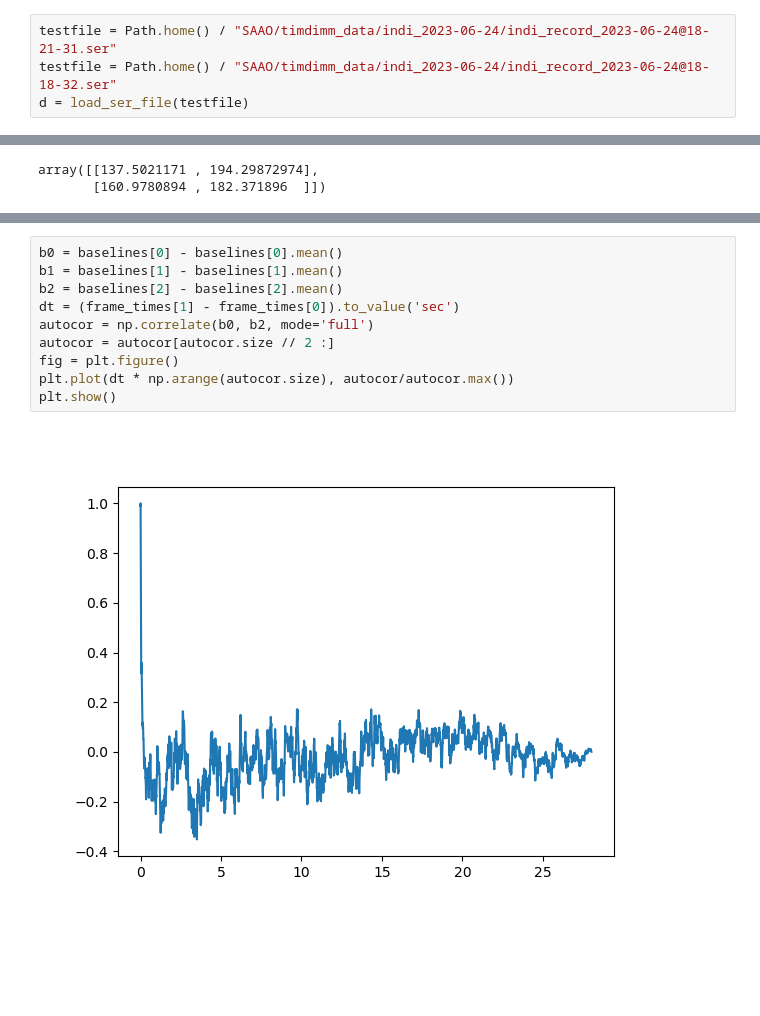
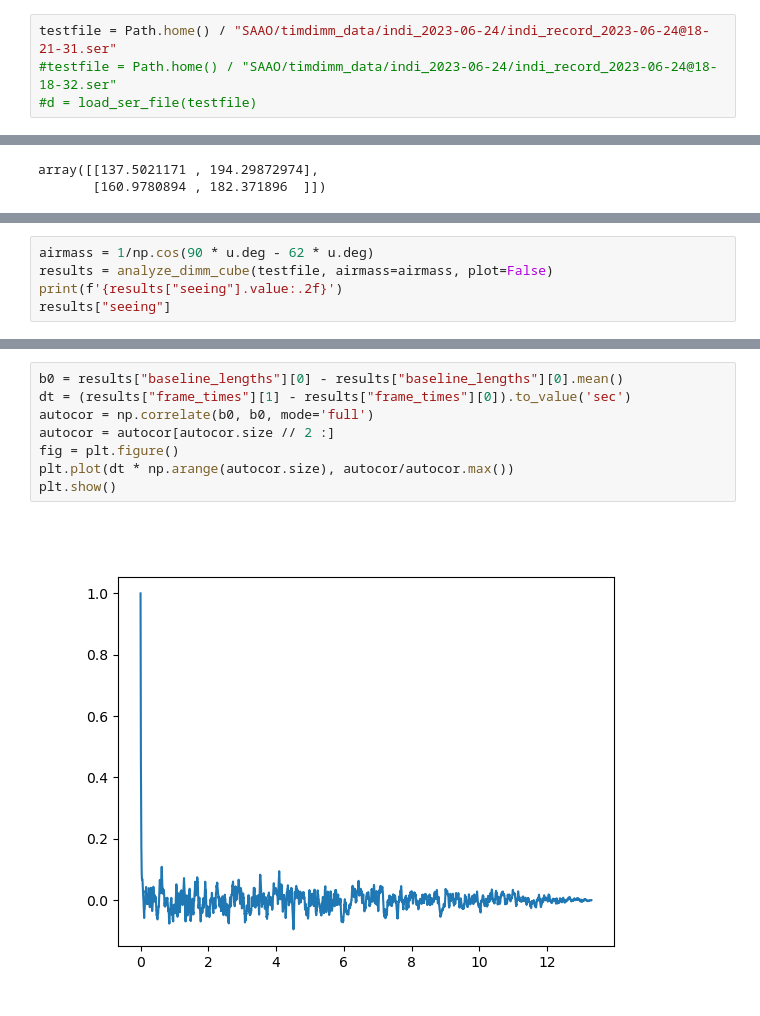
Before and after one commit to tepickering/ser_utils, a Jupyter notebook: notebooks/dimm_dev.ipynb, the cells around one changed output, grey strips where cells are left out. Drawn from its saved outputs; the diff is of its cells as text; blank space fills up the shorter version.

```diff
--- a/notebooks/dimm_dev.ipynb
+++ b/notebooks/dimm_dev.ipynb
@@ -37,8 +37,8 @@ np.sum(qe_tab["qe"] * qe_tab["wavelength"]) /np.sum(qe_tab["qe"])
 plt.close('all')
 # %%
 testfile = Path.home() / "SAAO/timdimm_data/indi_2023-06-24/indi_record_2023-06-24@18-21-31.ser"
-testfile = Path.home() / "SAAO/timdimm_data/indi_2023-06-24/indi_record_2023-06-24@18-18-32.ser"
-d = load_ser_file(testfile)
+#testfile = Path.home() / "SAAO/timdimm_data/indi_2023-06-24/indi_record_2023-06-24@18-18-32.ser"
+#d = load_ser_file(testfile)
 # %%
 d.keys()
 # %% [output]
@@ -67,0 +59,5 @@ nbad
+# %%
+airmass = 1/np.cos(90 * u.deg - 62 * u.deg)
+results = analyze_dimm_cube(testfile, airmass=airmass, plot=False)
+print(f'{results["seeing"].value:.2f}')
+results["seeing"]
@@ -91,12 +92,10 @@ plt.show()
 # %%
-b0 = baselines[0] - baselines[0].mean()
-b1 = baselines[1] - baselines[1].mean()
-b2 = baselines[2] - baselines[2].mean()
-dt = (frame_times[1] - frame_times[0]).to_value('sec')
-autocor = np.correlate(b0, b2, mode='full')
+b0 = results["baseline_lengths"][0] - results["baseline_lengths"][0].mean()
+dt = (results["frame_times"][1] - results["frame_times"][0]).to_value('sec')
+autocor = np.correlate(b0, b0, mode='full')
 autocor = autocor[autocor.size // 2 :]
 fig = plt.figure()
 plt.plot(dt * np.arange(autocor.size), autocor/autocor.max())
 plt.show()
 # %% [output]
-[figure, old version]
+[figure, new version]
```
Also changed, not shown: parts of 6 cells of this notebook, 1 other file.
